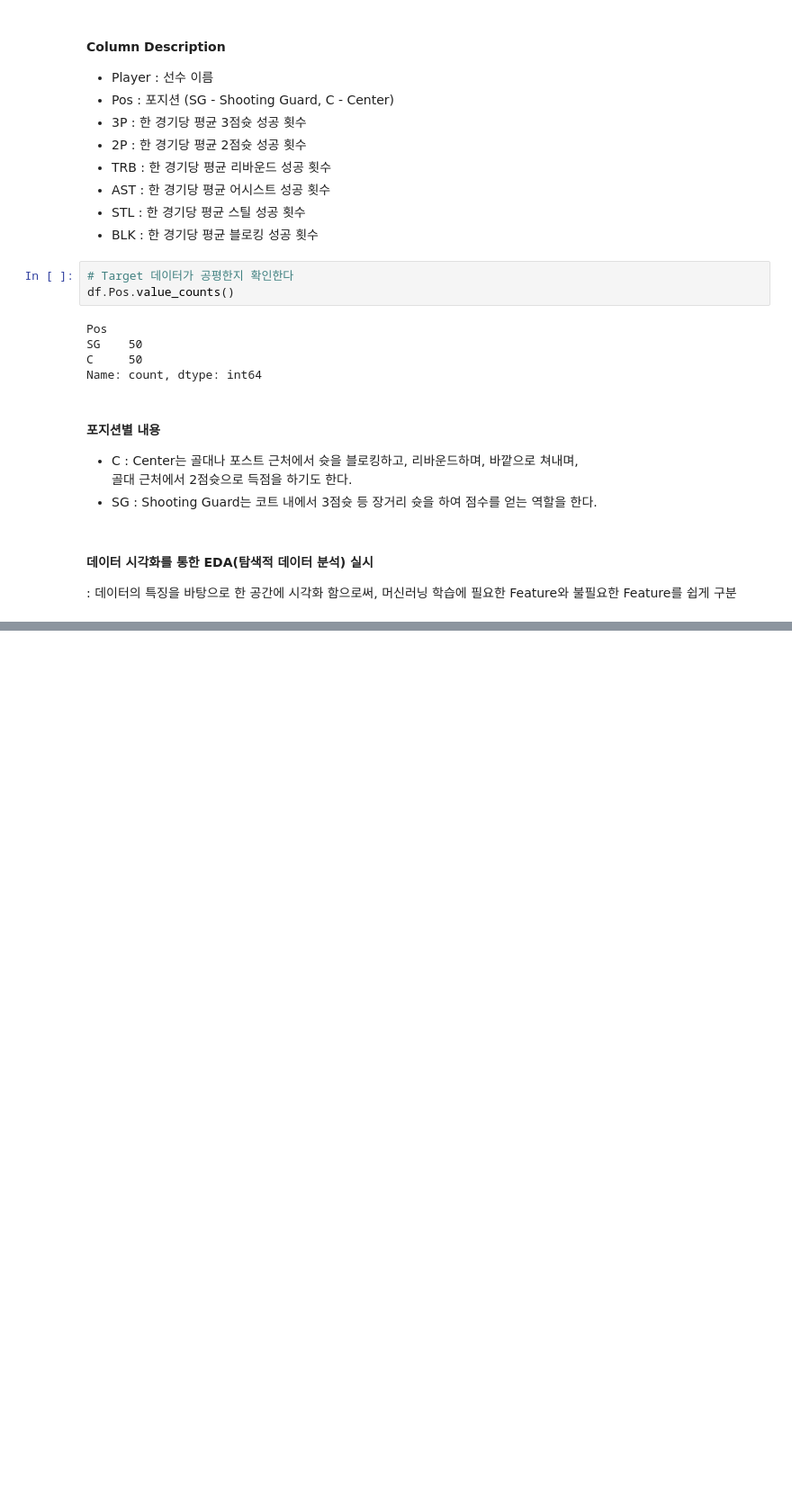
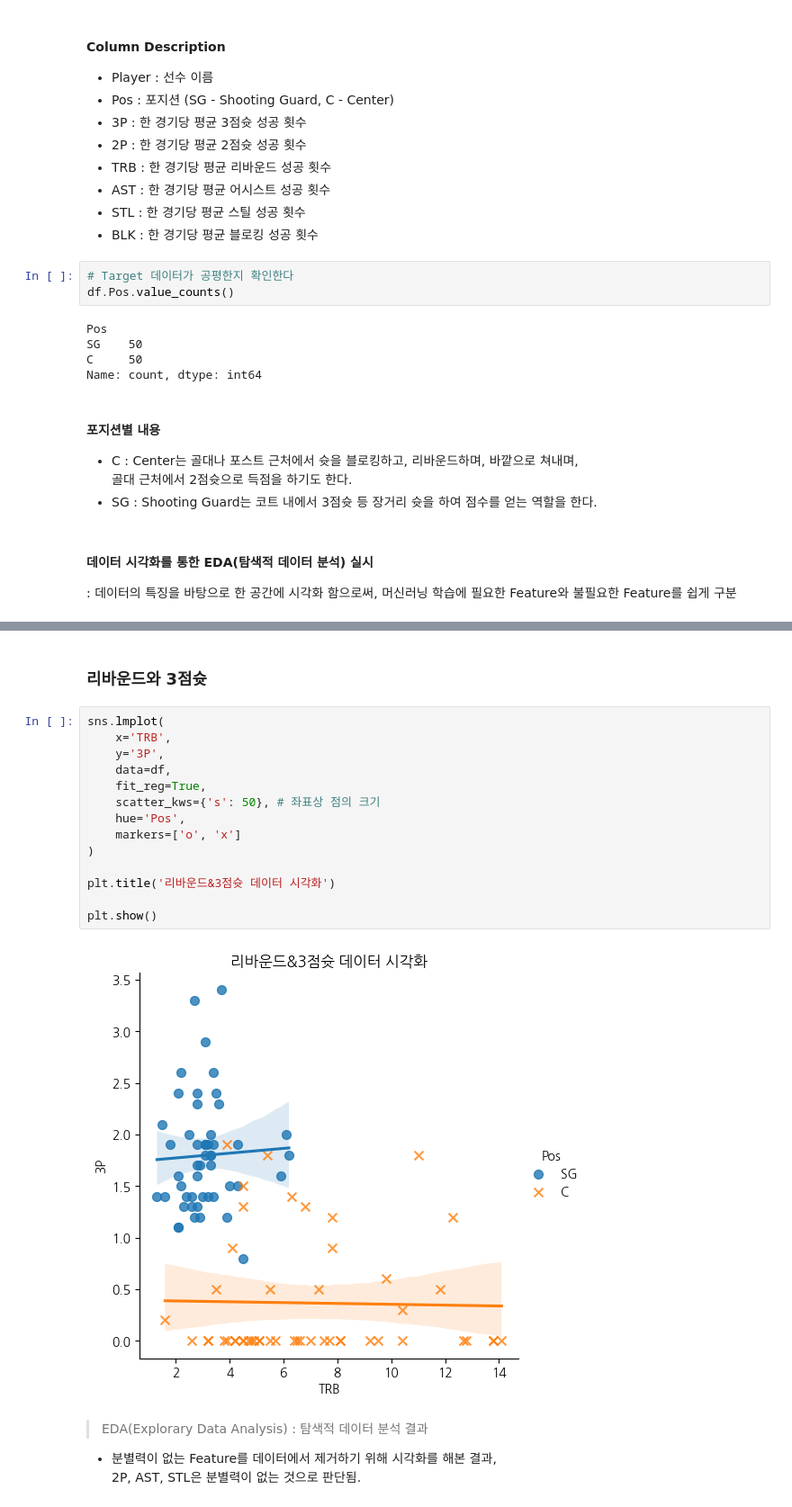
Before and after one commit to Allycane/python-ds-lab, a Jupyter notebook: MachineLearning/Note/10.basketball.ipynb, the cells around one changed output, grey strips where cells are left out. Shown at 90% size. Drawn from its saved outputs; the diff is of its cells as text; blank space fills up the shorter version.

```diff
--- a/MachineLearning/Note/10.basketball.ipynb
+++ b/MachineLearning/Note/10.basketball.ipynb
@@ -61,0 +126,22 @@ Name: count, dtype: int64
+# %% [markdown]
+### 리바운드와 3점슛
+# %%
+sns.lmplot(
+    x='TRB',
+    y='3P',
+    data=df,
+    fit_reg=True,
+    scatter_kws={'s': 50}, # 좌표상 점의 크기
+    hue='Pos',
+    markers=['o', 'x']
+)
+
+plt.title('리바운드&3점슛 데이터 시각화')
+
+plt.show()
+# %% [output]
+[figure, added]
+# %% [markdown]
+> EDA(Explorary Data Analysis) : 탐색적 데이터 분석 결과
+- 분별력이 없는 Feature를 데이터에서 제거하기 위해 시각화를 해본 결과,
+  2P, AST, STL은 분별력이 없는 것으로 판단됨.
```
Also changed, not shown: parts of 18 cells of this notebook, 12 other files.
